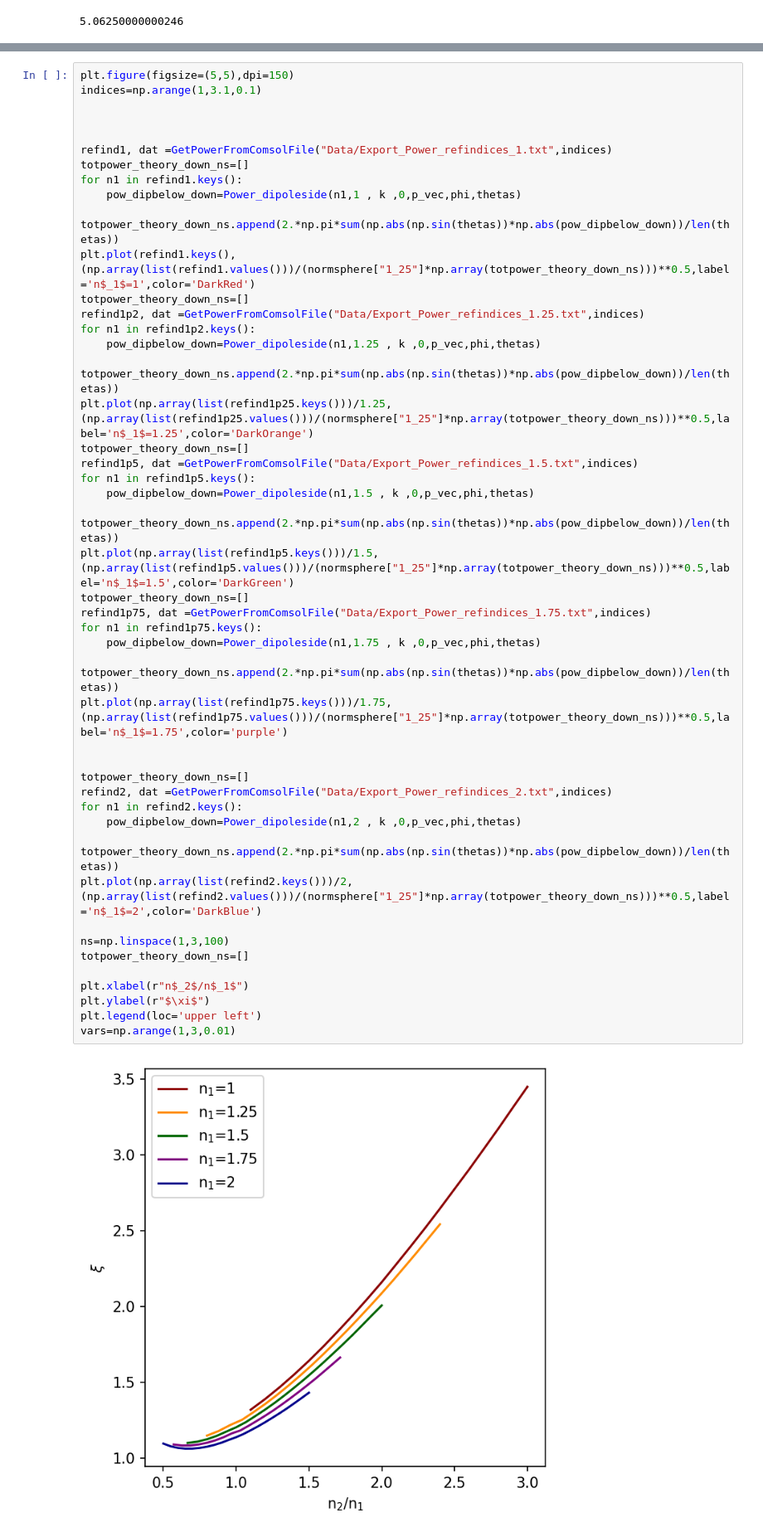
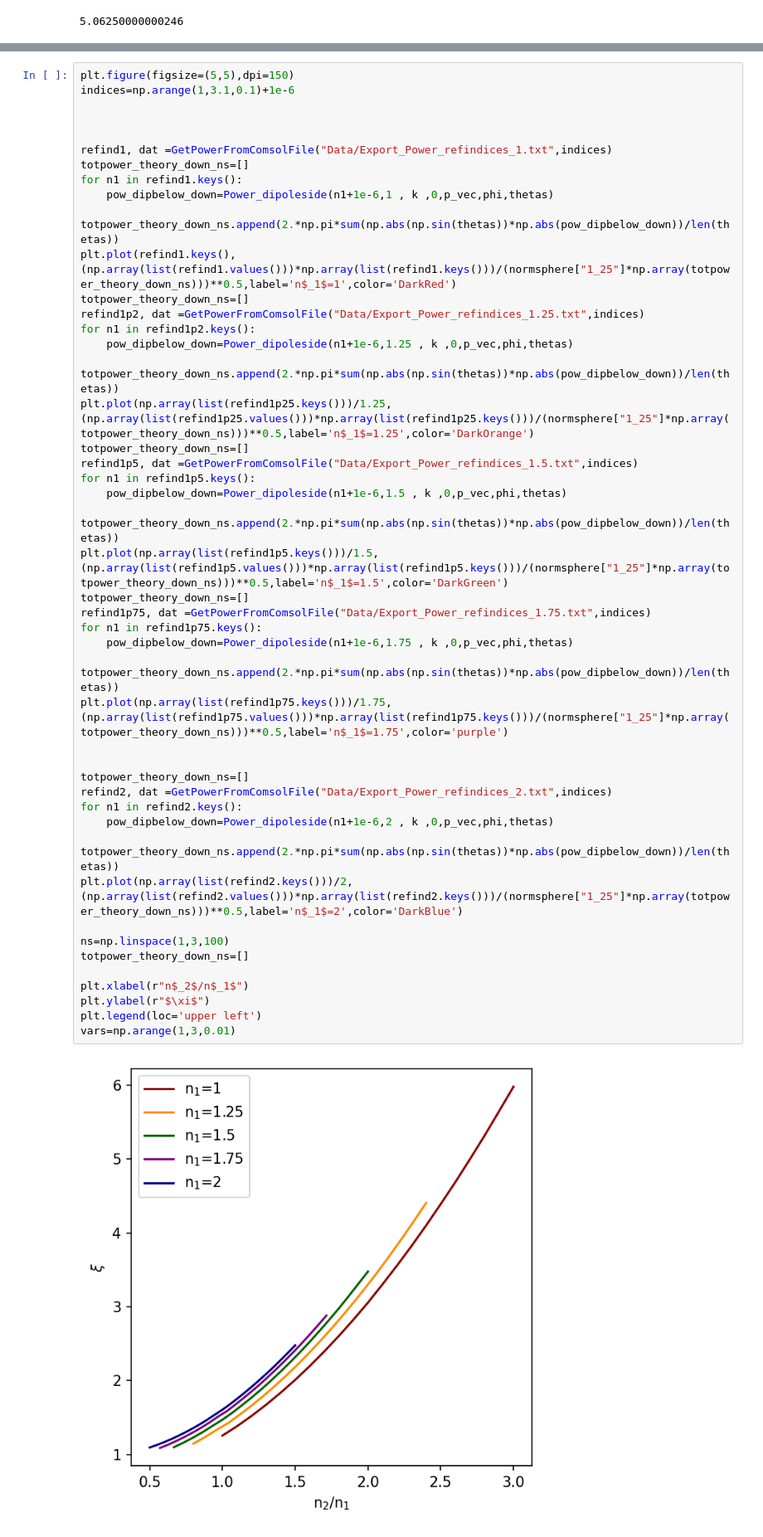
Before and after one commit to UTA-NURES/OrientationPaperSI, a Jupyter notebook: MakePlots.ipynb, the cells around one changed output, grey strips where cells are left out. Shown at 83% size. Drawn from its saved outputs; the diff is of its cells as text.

```diff
--- a/MakePlots.ipynb
+++ b/MakePlots.ipynb
@@ -439,48 +486,48 @@ plt.legend(loc='upper right')
 # %%
 plt.figure(figsize=(5,5),dpi=150)
-indices=np.arange(1,3.1,0.1)
+indices=np.arange(1,3.1,0.1)+1e-6
 
 
 
 refind1, dat =GetPowerFromComsolFile("Data/Export_Power_refindices_1.txt",indices)
 totpower_theory_down_ns=[]
 for n1 in refind1.keys():
-    pow_dipbelow_down=Power_dipoleside(n1,1 , k ,0,p_vec,phi,thetas)
+    pow_dipbelow_down=Power_dipoleside(n1+1e-6,1 , k ,0,p_vec,phi,thetas)
     totpower_theory_down_ns.append(2.*np.pi*sum(np.abs(np.sin(thetas))*np.abs(pow_dipbelow_down))/len(thetas))
-plt.plot(refind1.keys(),(np.array(list(refind1.values()))/(normsphere["1_25"]*np.array(totpower_theory_down_ns)))**0.5,label='n$_1$=1',color='DarkRed')
+plt.plot(refind1.keys(),(np.array(list(refind1.values()))*np.array(list(refind1.keys()))/(normsphere["1_25"]*np.array(totpower_theory_down_ns)))**0.5,label='n$_1$=1',color='DarkRed')
 totpower_theory_down_ns=[]
 refind1p2, dat =GetPowerFromComsolFile("Data/Export_Power_refindices_1.25.txt",indices)
 for n1 in refind1p2.keys():
-    pow_dipbelow_down=Power_dipoleside(n1,1.25 , k ,0,p_vec,phi,thetas)
+    pow_dipbelow_down=Power_dipoleside(n1+1e-6,1.25 , k ,0,p_vec,phi,thetas)
     totpower_theory_down_ns.append(2.*np.pi*sum(np.abs(np.sin(thetas))*np.abs(pow_dipbelow_down))/len(thetas))
-plt.plot(np.array(list(refind1p25.keys()))/1.25,(np.array(list(refind1p25.values()))/(normsphere["1_25"]*np.array(totpower_theory_down_ns)))**0.5,label='n$_1$=1.25',color='DarkOrange')
+plt.plot(np.array(list(refind1p25.keys()))/1.25,(np.array(list(refind1p25.values()))*np.array(list(refind1p25.keys()))/(normsphere["1_25"]*np.array(totpower_theory_down_ns)))**0.5,label='n$_1$=1.25',color='DarkOrange')
 totpower_theory_down_ns=[]
 refind1p5, dat =GetPowerFromComsolFile("Data/Export_Power_refindices_1.5.txt",indices)
 for n1 in refind1p5.keys():
-    pow_dipbelow_down=Power_dipoleside(n1,1.5 , k ,0,p_vec,phi,thetas)
+    pow_dipbelow_down=Power_dipoleside(n1+1e-6,1.5 , k ,0,p_vec,phi,thetas)
     totpower_theory_down_ns.append(2.*np.pi*sum(np.abs(np.sin(thetas))*np.abs(pow_dipbelow_down))/len(thetas))
-plt.plot(np.array(list(refind1p5.keys()))/1.5,(np.array(list(refind1p5.values()))/(normsphere["1_25"]*np.array(totpower_theory_down_ns)))**0.5,label='n$_1$=1.5',color='DarkGreen')
+plt.plot(np.array(list(refind1p5.keys()))/1.5,(np.array(list(refind1p5.values()))*np.array(list(refind1p5.keys()))/(normsphere["1_25"]*np.array(totpower_theory_down_ns)))**0.5,label='n$_1$=1.5',color='DarkGreen')
 totpower_theory_down_ns=[]
 refind1p75, dat =GetPowerFromComsolFile("Data/Export_Power_refindices_1.75.txt",indices)
 for n1 in refind1p75.keys():
-    pow_dipbelow_down=Power_dipoleside(n1,1.75 , k ,0,p_vec,phi,thetas)
+    pow_dipbelow_down=Power_dipoleside(n1+1e-6,1.75 , k ,0,p_vec,phi,thetas)
     totpower_theory_down_ns.append(2.*np.pi*sum(np.abs(np.sin(thetas))*np.abs(pow_dipbelow_down))/len(thetas))
-plt.plot(np.array(list(refind1p75.keys()))/1.75,(np.array(list(refind1p75.values()))/(normsphere["1_25"]*np.array(totpower_theory_down_ns)))**0.5,label='n$_1$=1.75',color='purple')
+plt.plot(np.array(list(refind1p75.keys()))/1.75,(np.array(list(refind1p75.values()))*np.array(list(refind1p75.keys()))/(normsphere["1_25"]*np.array(totpower_theory_down_ns)))**0.5,label='n$_1$=1.75',color='purple')
 
 
 totpower_theory_down_ns=[]
 refind2, dat =GetPowerFromComsolFile("Data/Export_Power_refindices_2.txt",indices)
 for n1 in refind2.keys():
-    pow_dipbelow_down=Power_dipoleside(n1,2 , k ,0,p_vec,phi,thetas)
+    pow_dipbelow_down=Power_dipoleside(n1+1e-6,2 , k ,0,p_vec,phi,thetas)
     totpower_theory_down_ns.append(2.*np.pi*sum(np.abs(np.sin(thetas))*np.abs(pow_dipbelow_down))/len(thetas))
-plt.plot(np.array(list(refind2.keys()))/2,(np.array(list(refind2.values()))/(normsphere["1_25"]*np.array(totpower_theory_down_ns)))**0.5,label='n$_1$=2',color='DarkBlue')
+plt.plot(np.array(list(refind2.keys()))/2,(np.array(list(refind2.values()))*np.array(list(refind2.keys()))/(normsphere["1_25"]*np.array(totpower_theory_down_ns)))**0.5,label='n$_1$=2',color='DarkBlue')
 
 ns=np.linspace(1,3,100)
 totpower_theory_down_ns=[]
 
 plt.xlabel(r"n$_2$/n$_1$")
 plt.ylabel(r"$\xi$")
 plt.legend(loc='upper left')
 vars=np.arange(1,3,0.01)
 # %% [output]
-[figure, old version]
+[figure, new version]
```
Also changed, not shown: parts of 9 cells of this notebook.
